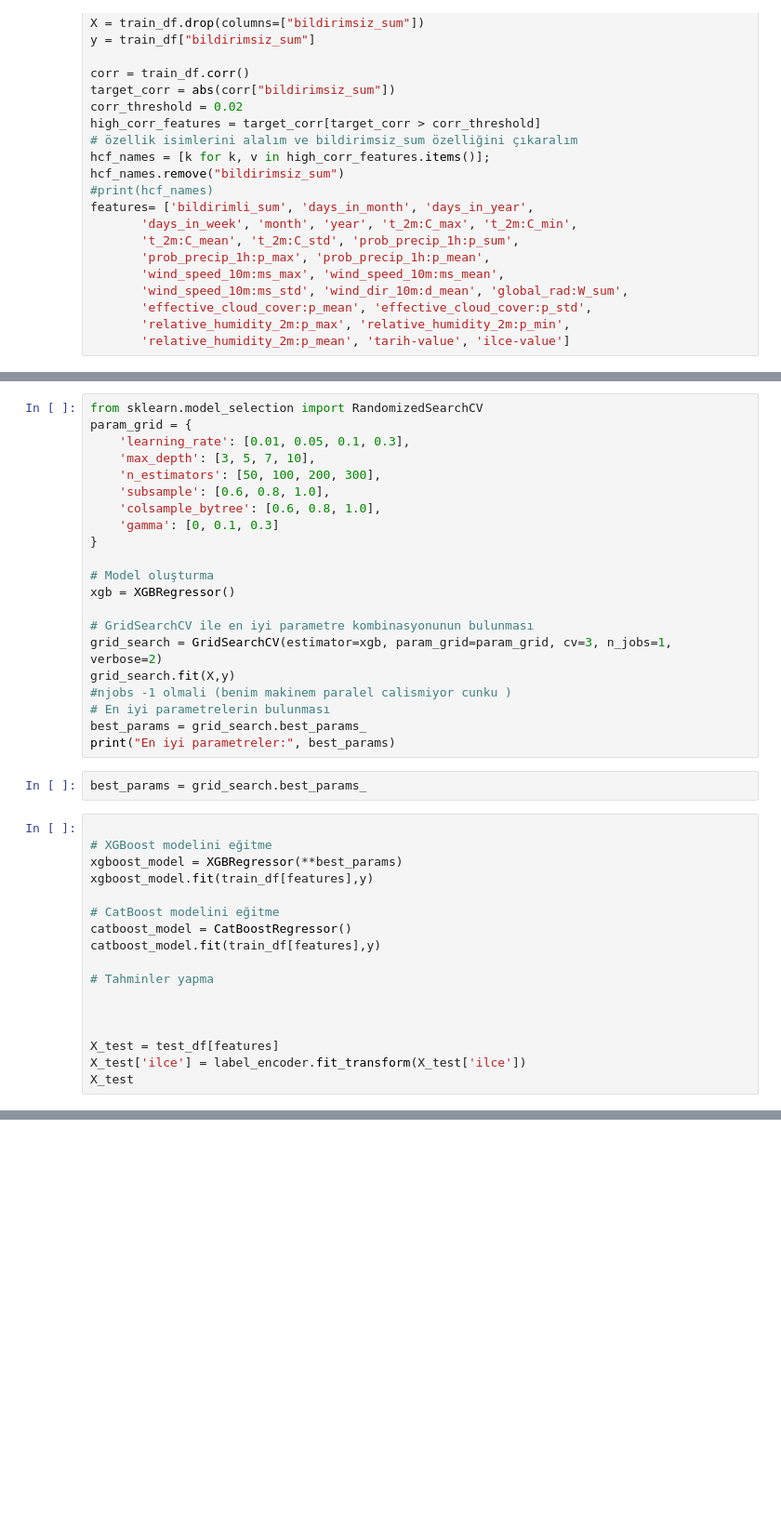
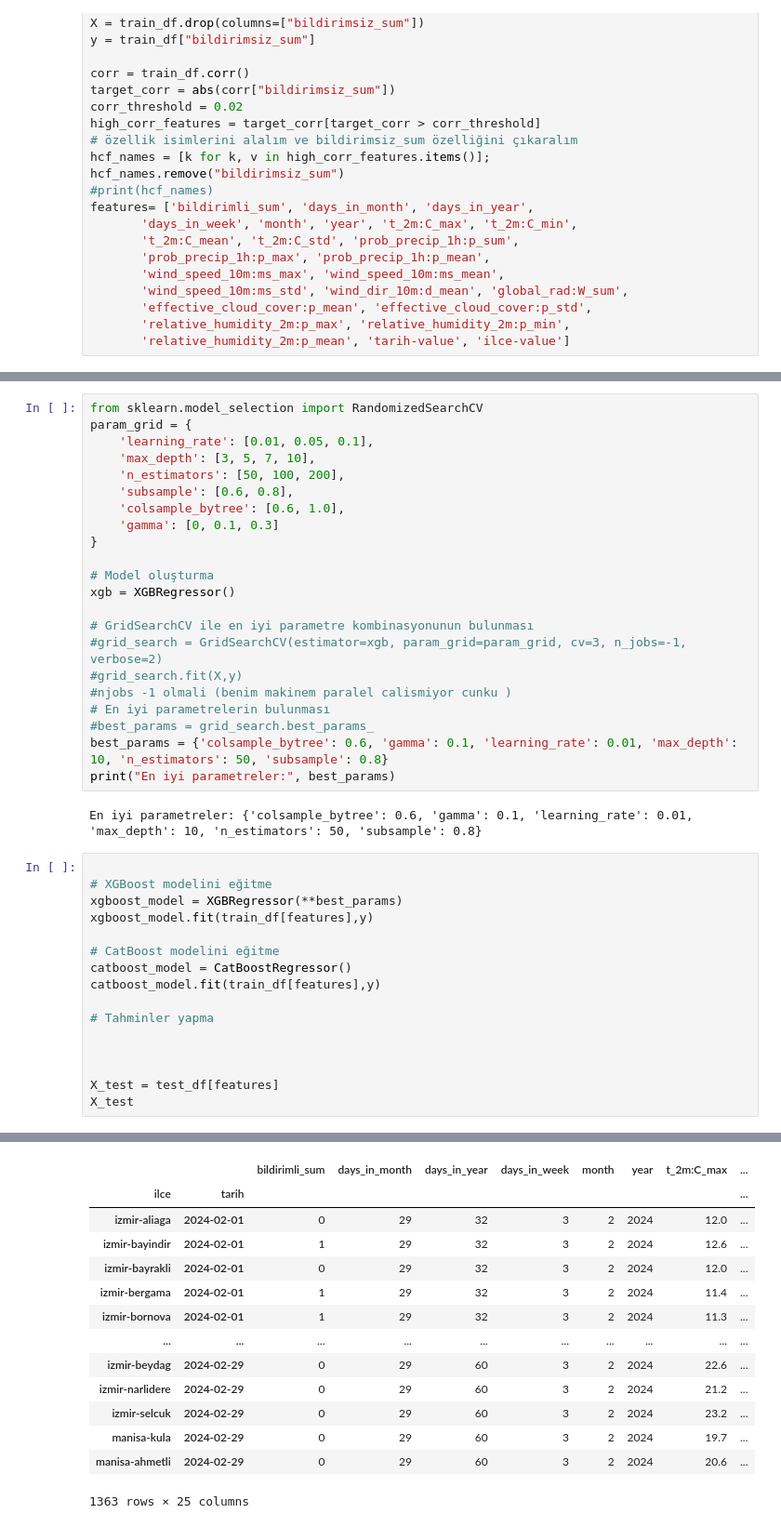
Before and after one commit to linaund1000/gdz-datathon, a Jupyter notebook: data_generation-emre.ipynb, the cells around one changed output, grey strips where cells are left out. Shown: that part at 93% size. Drawn from its saved outputs; the diff is of its cells as text; blank space fills up the shorter version.

```diff
--- a/data_generation-emre.ipynb
+++ b/data_generation-emre.ipynb
@@ -205,11 +323,11 @@ X_test
 # %%
 from sklearn.model_selection import RandomizedSearchCV
 param_grid = {
-    'learning_rate': [0.01, 0.05, 0.1, 0.3],
+    'learning_rate': [0.01, 0.05, 0.1],
     'max_depth': [3, 5, 7, 10],
-    'n_estimators': [50, 100, 200, 300],
-    'subsample': [0.6, 0.8, 1.0],
-    'colsample_bytree': [0.6, 0.8, 1.0],
+    'n_estimators': [50, 100, 200],
+    'subsample': [0.6, 0.8],
+    'colsample_bytree': [0.6, 1.0],
     'gamma': [0, 0.1, 0.3]
 }
 
@@ -217,14 +335,15 @@ param_grid = {
 xgb = XGBRegressor()
 
 # GridSearchCV ile en iyi parametre kombinasyonunun bulunması
-grid_search = GridSearchCV(estimator=xgb, param_grid=param_grid, cv=3, n_jobs=1, verbose=2)
-grid_search.fit(X,y)
+#grid_search = GridSearchCV(estimator=xgb, param_grid=param_grid, cv=3, n_jobs=-1, verbose=2)
+#grid_search.fit(X,y)
 #njobs -1 olmali (benim makinem paralel calismiyor cunku )
 # En iyi parametrelerin bulunması
-best_params = grid_search.best_params_
+#best_params = grid_search.best_params_
+best_params = {'colsample_bytree': 0.6, 'gamma': 0.1, 'learning_rate': 0.01, 'max_depth': 10, 'n_estimators': 50, 'subsample': 0.8}
 print("En iyi parametreler:", best_params)
+# %% [output]
+En iyi parametreler: {'colsample_bytree': 0.6, 'gamma': 0.1, 'learning_rate': 0.01, 'max_depth': 10, 'n_estimators': 50, 'subsample': 0.8}
-# %%
-best_params = grid_search.best_params_
 # %%
 
 # XGBoost modelini eğitme
@@ -240,5 +359,5 @@ catboost_model.fit(train_df[features],y)
 
 
 X_test = test_df[features]
-X_test['ilce'] = label_encoder.fit_transform(X_test['ilce'])
 X_test
+# %% [output]
@@ -245,2 +381,16 @@ X_test
+|  |  | bildirimli_sum | days_in_month | days_in_year | days_in_week | month | year | t_2m:C_max | ... |
+| ilce | tarih |  |  |  |  |  |  |  | ... |
+| izmir-aliaga | 2024-02-01 | 0 | 29 | 32 | 3 | 2 | 2024 | 12.0 | ... |
+| izmir-bayindir | 2024-02-01 | 1 | 29 | 32 | 3 | 2 | 2024 | 12.6 | ... |
+| izmir-bayrakli | 2024-02-01 | 0 | 29 | 32 | 3 | 2 | 2024 | 12.0 | ... |
+| izmir-bergama | 2024-02-01 | 1 | 29 | 32 | 3 | 2 | 2024 | 11.4 | ... |
+| izmir-bornova | 2024-02-01 | 1 | 29 | 32 | 3 | 2 | 2024 | 11.3 | ... |
+| ... | ... | ... | ... | ... | ... | ... | ... | ... | ... |
+| izmir-beydag | 2024-02-29 | 0 | 29 | 60 | 3 | 2 | 2024 | 22.6 | ... |
+| izmir-narlidere | 2024-02-29 | 0 | 29 | 60 | 3 | 2 | 2024 | 21.2 | ... |
+| izmir-selcuk | 2024-02-29 | 0 | 29 | 60 | 3 | 2 | 2024 | 23.2 | ... |
+| manisa-kula | 2024-02-29 | 0 | 29 | 60 | 3 | 2 | 2024 | 19.7 | ... |
+| manisa-ahmetli | 2024-02-29 | 0 | 29 | 60 | 3 | 2 | 2024 | 20.6 | ... |
+1363 rows × 25 columns
 # %%
 print(len(test_df))
```
Also changed, not shown: parts of 19 cells of this notebook, 1 other file.
